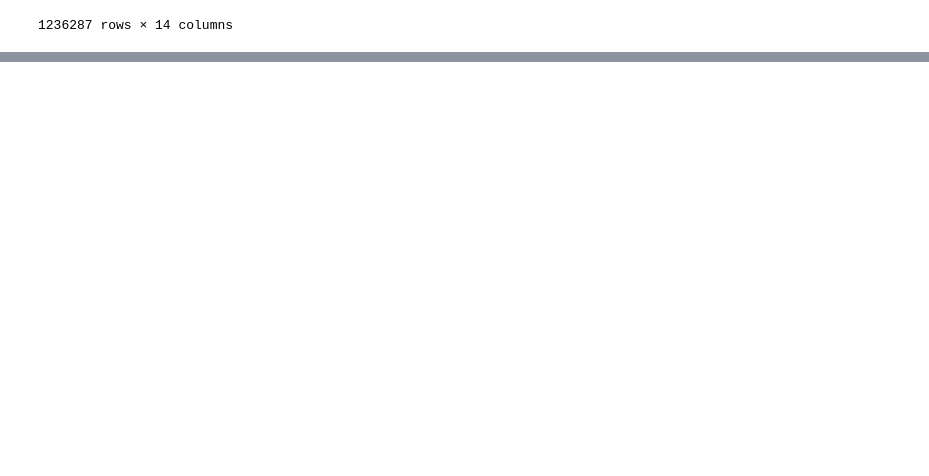
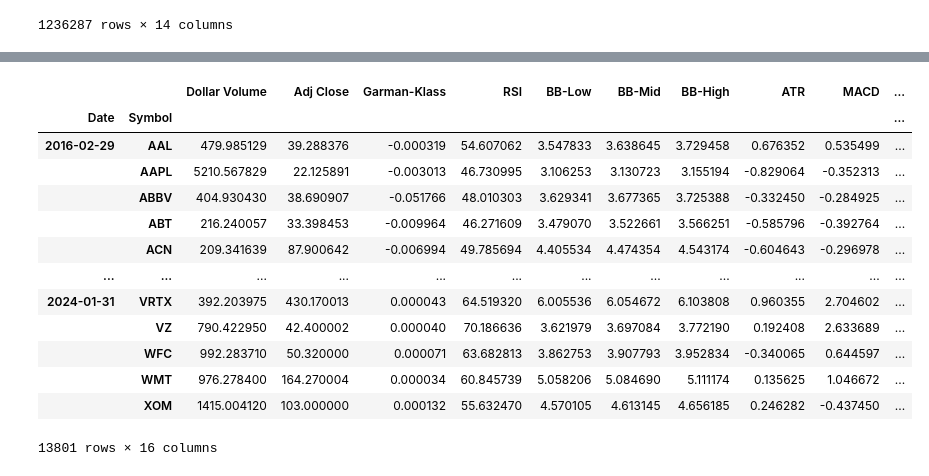
Before and after one commit to wtcrowe4/ml-algo-trading, a Jupyter notebook: quant_strats.ipynb, the cells around one changed output, grey strips where cells are left out. Saved outputs shown, nothing was run; the diff lists cells and outputs as text; code cells hidden in the pictures; blank space fills up the shorter version.

Commit message:
calculating returns

```diff
--- a/quant_strats.ipynb
+++ b/quant_strats.ipynb
@@ -120,0 +129,32 @@ tech_data
+# %%
+# Calculate monthly returns for different time horizons on the top 150 most liquid stocks
+def calculate_returns(df):
+    outlier_cutoff = 0.005
+    lags = [1, 2, 3, 6, 9, 12]
+    for lag in lags:
+        df[f'{lag}m Return'] = (df['Adj Close']
+                              .pct_change(lag)
+                              .pipe(lambda x: x.clip(lower=x.quantile(outlier_cutoff),
+                                                     upper=x.quantile(1-outlier_cutoff)))
+                              .add(1)
+                              .pow(1/lag)
+                              .sub(1))
+    return df
+
+returns = top_150.groupby(level=1, group_keys=False).apply(calculate_returns).dropna()
+returns
+# %% [output]
+|  |  | Dollar Volume | Adj Close | Garman-Klass | RSI | BB-Low | BB-Mid | BB-High | ATR | MACD | ... |
+| Date | Symbol |  |  |  |  |  |  |  |  |  | ... |
+| 2016-02-29 | AAL | 479.985129 | 39.288376 | -0.000319 | 54.607062 | 3.547833 | 3.638645 | 3.729458 | 0.676352 | 0.535499 | ... |
+|  | AAPL | 5210.567829 | 22.125891 | -0.003013 | 46.730995 | 3.106253 | 3.130723 | 3.155194 | -0.829064 | -0.352313 | ... |
+|  | ABBV | 404.930430 | 38.690907 | -0.051766 | 48.010303 | 3.629341 | 3.677365 | 3.725388 | -0.332450 | -0.284925 | ... |
+|  | ABT | 216.240057 | 33.398453 | -0.009964 | 46.271609 | 3.479070 | 3.522661 | 3.566251 | -0.585796 | -0.392764 | ... |
+|  | ACN | 209.341639 | 87.900642 | -0.006994 | 49.785694 | 4.405534 | 4.474354 | 4.543174 | -0.604643 | -0.296978 | ... |
+| ... | ... | ... | ... | ... | ... | ... | ... | ... | ... | ... | ... |
+| 2024-01-31 | VRTX | 392.203975 | 430.170013 | 0.000043 | 64.519320 | 6.005536 | 6.054672 | 6.103808 | 0.960355 | 2.704602 | ... |
+|  | VZ | 790.422950 | 42.400002 | 0.000040 | 70.186636 | 3.621979 | 3.697084 | 3.772190 | 0.192408 | 2.633689 | ... |
+|  | WFC | 992.283710 | 50.320000 | 0.000071 | 63.682813 | 3.862753 | 3.907793 | 3.952834 | -0.340065 | 0.644597 | ... |
+|  | WMT | 976.278400 | 164.270004 | 0.000034 | 60.845739 | 5.058206 | 5.084690 | 5.111174 | 0.135625 | 1.046672 | ... |
+|  | XOM | 1415.004120 | 103.000000 | 0.000132 | 55.632470 | 4.570105 | 4.613145 | 4.656185 | 0.246282 | -0.437450 | ... |
+13801 rows × 16 columns
```
Also changed, not shown: parts of 1 cell of this notebook.
